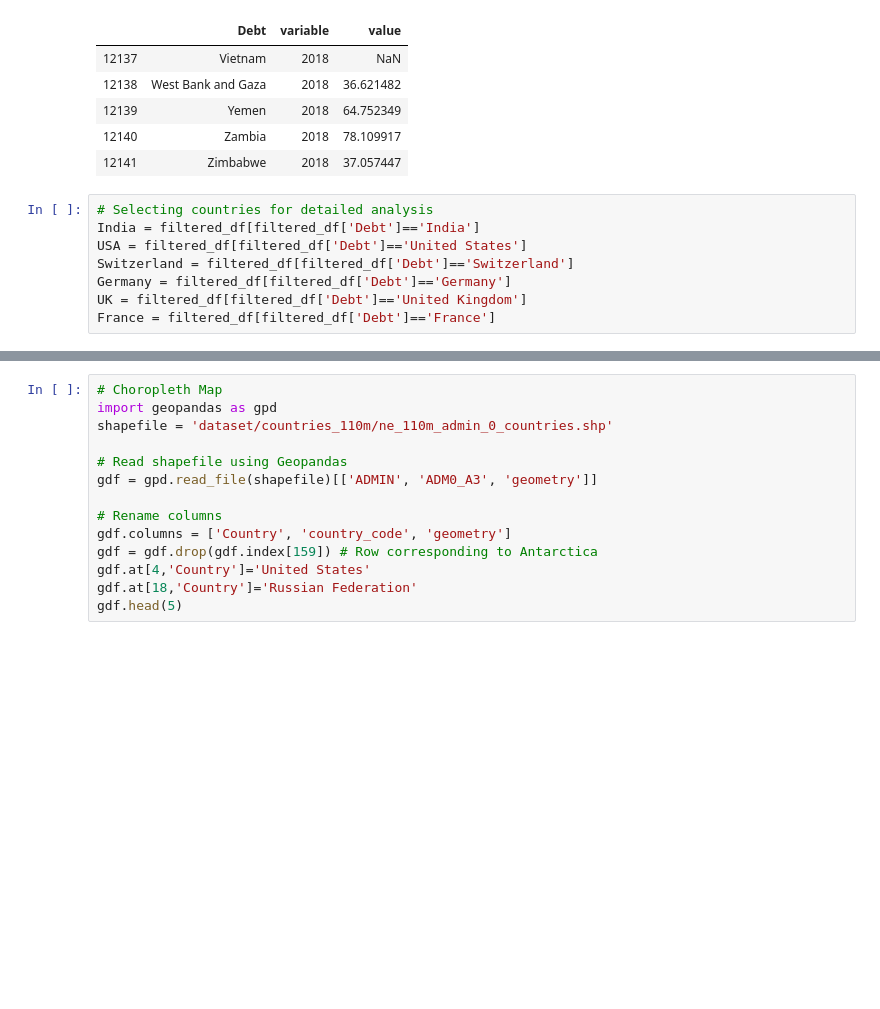
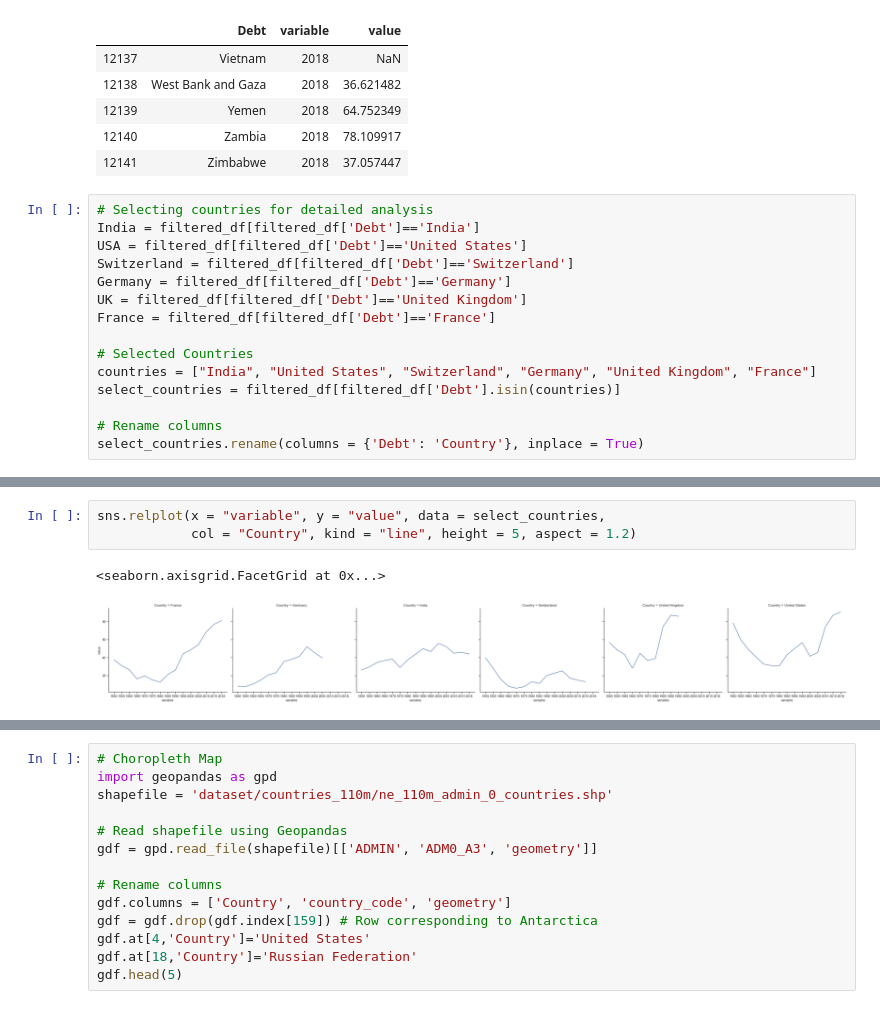
Before and after one commit to skhiearth/International-Debt-Statistics, a Jupyter notebook: IDS.ipynb, the cells around one changed output, grey strips where cells are left out. Cells and saved outputs as stored; diff of their text form; blank space fills up the shorter version.

Commit message:
attempting faceting trend

```diff
--- a/IDS.ipynb
+++ b/IDS.ipynb
@@ -72,4 +74,11 @@ Switzerland = filtered_df[filtered_df['Debt']=='Switzerland']
 Germany = filtered_df[filtered_df['Debt']=='Germany']
 UK = filtered_df[filtered_df['Debt']=='United Kingdom']
 France = filtered_df[filtered_df['Debt']=='France']
+
+# Selected Countries
+countries = ["India", "United States", "Switzerland", "Germany", "United Kingdom", "France"]
+select_countries = filtered_df[filtered_df['Debt'].isin(countries)]
+
+# Rename columns
+select_countries.rename(columns = {'Debt': 'Country'}, inplace = True)
 # %%
@@ -105,0 +115,6 @@ plt.legend()
+# %%
+sns.relplot(x = "variable", y = "value", data = select_countries,
+            col = "Country", kind = "line", height = 5, aspect = 1.2)
+# %% [output]
+<seaborn.axisgrid.FacetGrid at 0x...>
+[figure, added]
```
Also changed, not shown: parts of 3 cells of this notebook.
